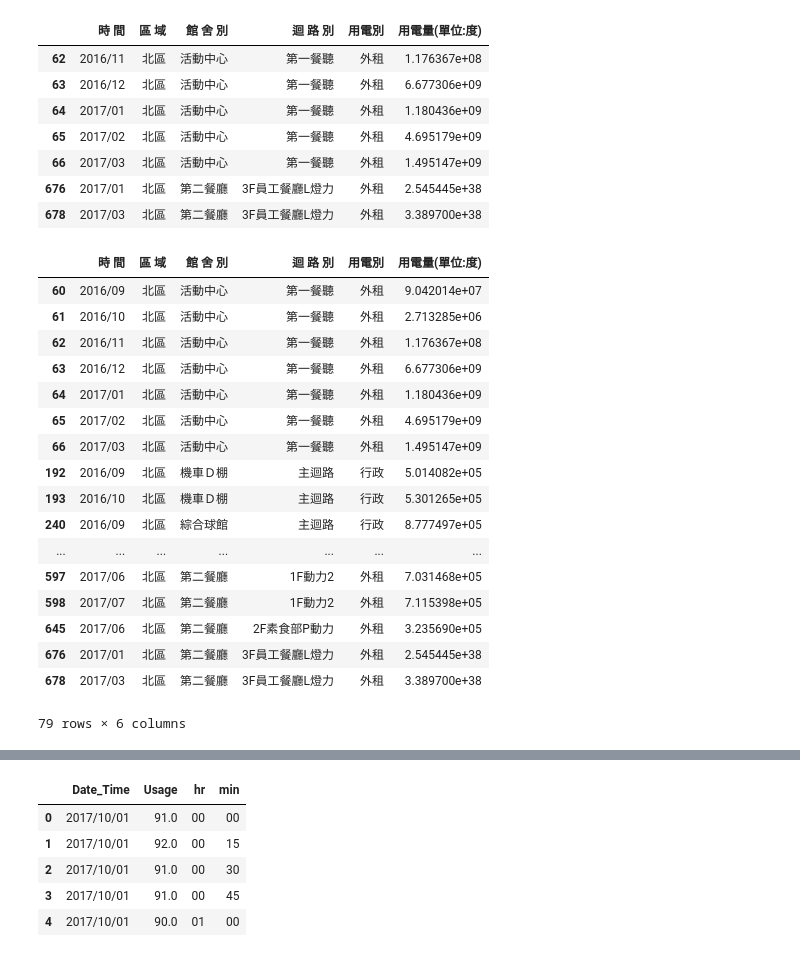
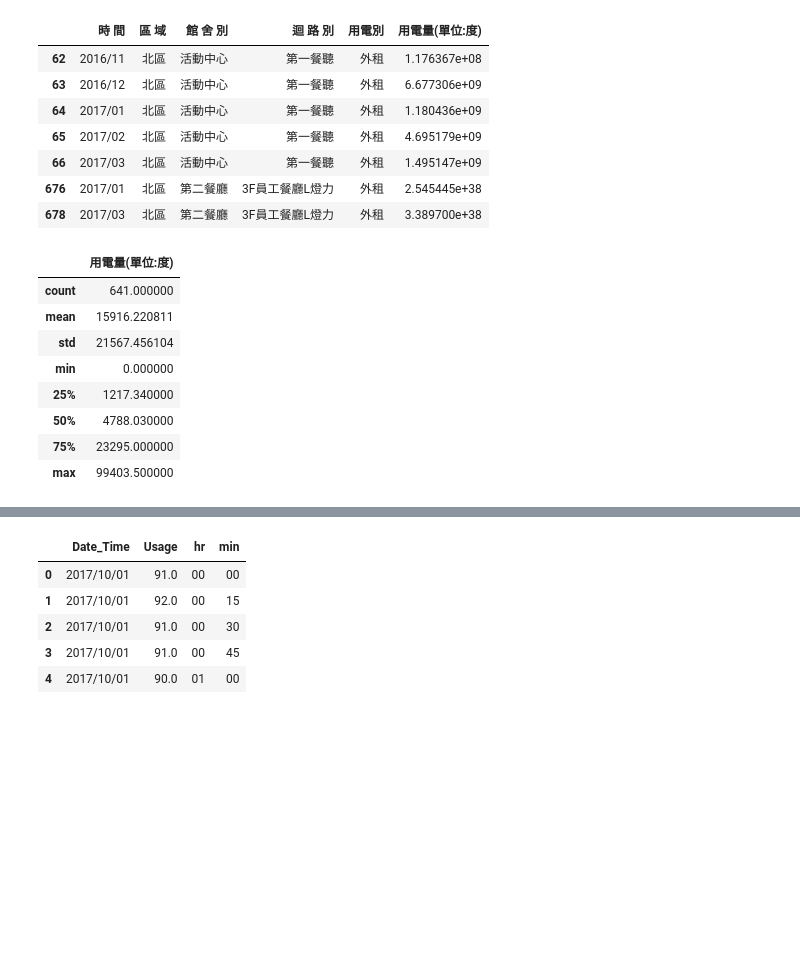
Before and after one commit to Bojne/Electricity_analytics-2017, a Jupyter notebook: 北區全部分析＿去除大怪獸＿2016-2017＿逐月.ipynb, the cells around one changed output, grey strips where cells are left out. Saved outputs shown, nothing was run; the diff lists cells and outputs as text; code cells hidden in the pictures; blank space fills up the shorter version.

```diff
--- a/北區全部分析＿去除大怪獸＿2016-2017＿逐月.ipynb
+++ b/北區全部分析＿去除大怪獸＿2016-2017＿逐月.ipynb
@@ -52,29 +52,20 @@ df1[df1['用電量(單位:度)'] > 100000000] #找出過大的資料
 | 678 | 2017/03 | 北區 | 第二餐廳 | 3F員工餐廳L燈力 | 外租 | 3.389700e+38 |
 # %%
 #df1 = df1.drop(df1.index[[675,677]]) #把676,678拿掉
-df2 = df[df1['用電量(單位:度)'] > 100000] #把太大的拿掉
-df2
+df2 = df[df1['用電量(單位:度)'] < 100000] #把太大的拿掉
+
 #df2[df2['用電量(單位:度)'] > 100000000]
-#df2.describe()
+df2.describe()
 # %% [output]
-|  | ﻿時 間 | 區 域 | 館 舍 別 | 迴 路 別 | 用電別 | 用電量(單位:度) |
-| 60 | 2016/09 | 北區 | 活動中心 | 第一餐聽 | 外租 | 9.042014e+07 |
-| 61 | 2016/10 | 北區 | 活動中心 | 第一餐聽 | 外租 | 2.713285e+06 |
-| 62 | 2016/11 | 北區 | 活動中心 | 第一餐聽 | 外租 | 1.176367e+08 |
-| 63 | 2016/12 | 北區 | 活動中心 | 第一餐聽 | 外租 | 6.677306e+09 |
-| 64 | 2017/01 | 北區 | 活動中心 | 第一餐聽 | 外租 | 1.180436e+09 |
-| 65 | 2017/02 | 北區 | 活動中心 | 第一餐聽 | 外租 | 4.695179e+09 |
-| 66 | 2017/03 | 北區 | 活動中心 | 第一餐聽 | 外租 | 1.495147e+09 |
-| 192 | 2016/09 | 北區 | 機車Ｄ棚 | 主迴路 | 行政 | 5.014082e+05 |
-| 193 | 2016/10 | 北區 | 機車Ｄ棚 | 主迴路 | 行政 | 5.301265e+05 |
-| 240 | 2016/09 | 北區 | 綜合球館 | 主迴路 | 行政 | 8.777497e+05 |
-| ... | ... | ... | ... | ... | ... | ... |
-| 597 | 2017/06 | 北區 | 第二餐廳 | 1F動力2 | 外租 | 7.031468e+05 |
-| 598 | 2017/07 | 北區 | 第二餐廳 | 1F動力2 | 外租 | 7.115398e+05 |
-| 645 | 2017/06 | 北區 | 第二餐廳 | 2F素食部P動力 | 外租 | 3.235690e+05 |
-| 676 | 2017/01 | 北區 | 第二餐廳 | 3F員工餐廳L燈力 | 外租 | 2.545445e+38 |
-| 678 | 2017/03 | 北區 | 第二餐廳 | 3F員工餐廳L燈力 | 外租 | 3.389700e+38 |
+|  | 用電量(單位:度) |
+| count | 641.000000 |
+| mean | 15916.220811 |
+| std | 21567.456104 |
+| min | 0.000000 |
+| 25% | 1217.340000 |
+| 50% | 4788.030000 |
+| 75% | 23295.000000 |
+| max | 99403.500000 |
-79 rows × 6 columns
 # %%
 df2.shape
 # %% [output]
```
Also changed, not shown: parts of 20 cells of this notebook, 2 other files.
